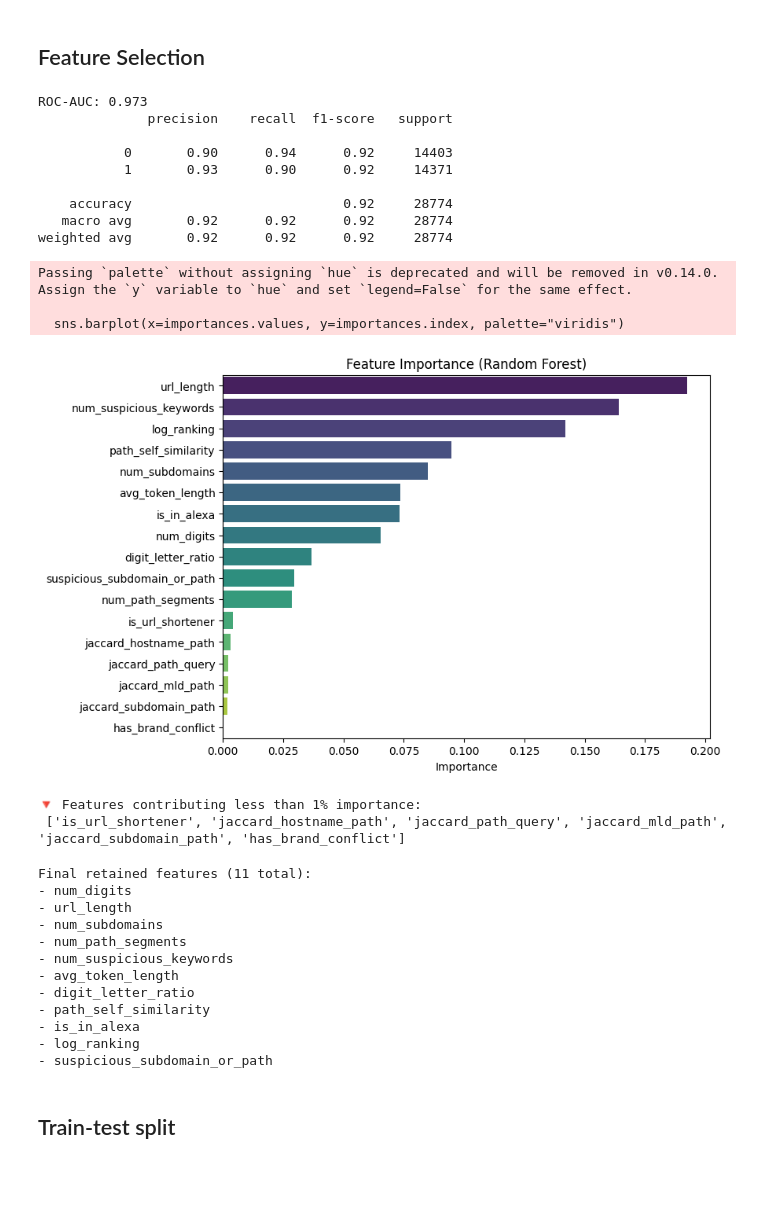
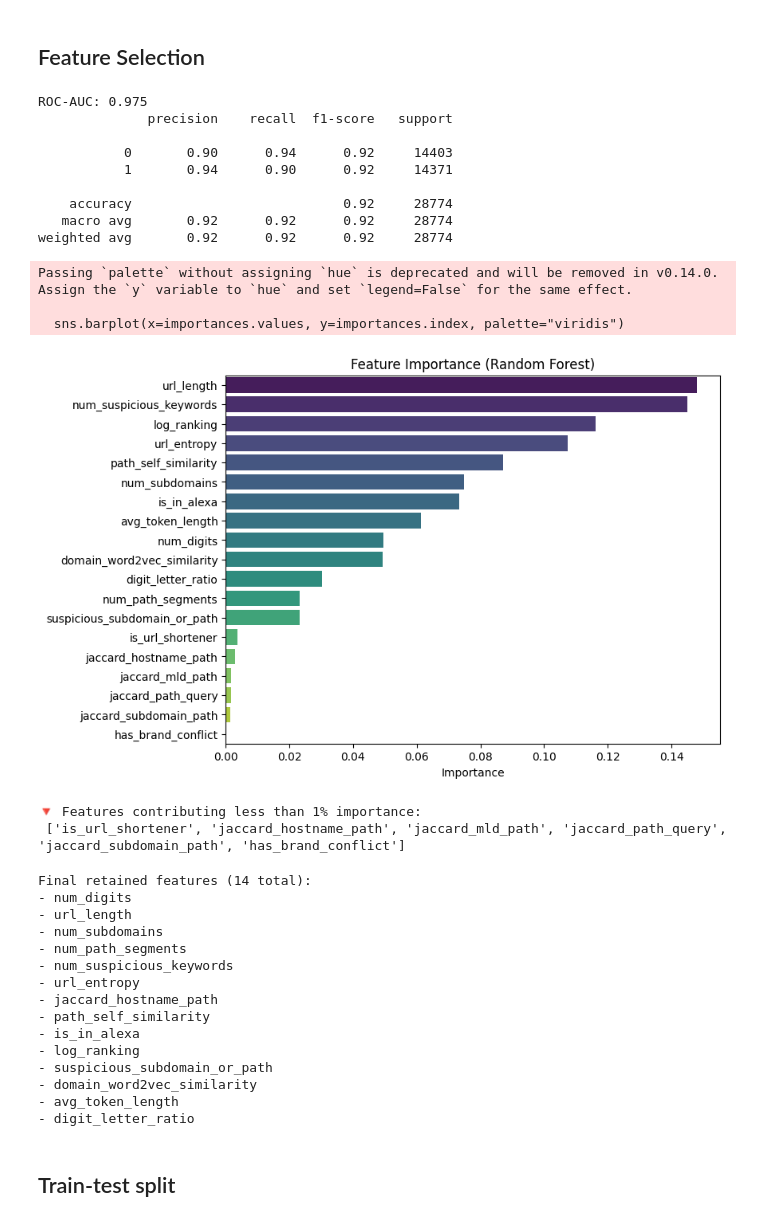
Before and after one commit to polinacsv/phishing_URL_detection, a Jupyter notebook: notebooks/03_model_baseline.ipynb, the cells around one changed output. Drawn from its saved outputs; the diff is of its cells as text; code cells hidden in the pictures; blank space fills up the shorter version.

```diff
--- a/notebooks/03_model_baseline.ipynb
+++ b/notebooks/03_model_baseline.ipynb
@@ -1181,14 +1263,27 @@ URL_FEATURES
 # %%
 # Define your final feature list
 URL_FEATURES = [
-    "num_digits", "url_length", "num_subdomains", "num_path_segments",
-    "num_suspicious_keywords", "has_brand_conflict",
-    "avg_token_length", "digit_letter_ratio",
-    "jaccard_hostname_path", "jaccard_path_query", "path_self_similarity",
-    "jaccard_mld_path", "jaccard_subdomain_path",
-    "is_in_alexa", "log_ranking", "suspicious_subdomain_or_path",
-    "is_url_shortener"
-]
+                'num_digits',
+                'url_length',
+                'num_subdomains',
+                'num_path_segments',
+                'num_suspicious_keywords',
+                'has_brand_conflict',
+                'url_entropy',
+                'jaccard_hostname_path',
+                'jaccard_path_query',
+                'path_self_similarity',
+                'jaccard_mld_path',
+                'jaccard_subdomain_path',
+                'is_in_alexa',
+                'log_ranking',
+                'suspicious_subdomain_or_path',
+                'is_url_shortener',
+                'domain_word2vec_similarity',
+                'avg_token_length',
+                'digit_letter_ratio']
+
+
 
 # Prepare data
 X = df_storm_feat[URL_FEATURES].fillna(0)
@@ -1216,71 +1311,75 @@ rf.fit(X_train_s, y_train)
 y_prob = rf.predict_proba(X_test_s)[:, 1]
 y_pred = rf.predict(X_test_s)
 
 auc = roc_auc_score(y_test, y_prob)
 print(f"ROC-AUC: {auc:.3f}")
 print(classification_report(y_test, y_pred))
 
 # Feature importance
 importances = pd.Series(rf.feature_importances_, index=URL_FEATURES).sort_values(ascending=False)
 
 plt.figure(figsize=(8,6))
 sns.barplot(x=importances.values, y=importances.index, palette="viridis")
 plt.title("Feature Importance (Random Forest)")
 plt.xlabel("Importance")
 plt.ylabel("")
 plt.show()
 
 weak_feats = importances[importances < 0.01].index.tolist()
 print("🔻 Features contributing less than 1% importance:\n", weak_feats)
 # %% [output]
-ROC-AUC: 0.973
+ROC-AUC: 0.975
               precision    recall  f1-score   support
 
            0       0.90      0.94      0.92     14403
-           1       0.93      0.90      0.92     14371
+           1       0.94      0.90      0.92     14371
 
     accuracy                           0.92     28774
    macro avg       0.92      0.92      0.92     28774
 weighted avg       0.92      0.92      0.92     28774
 Passing `palette` without assigning `hue` is deprecated and will be removed in v0.14.0. Assign the `y` variable to `hue` and set `legend=False` for the same effect.
 
   sns.barplot(x=importances.values, y=importances.index, palette="viridis")
-[figure, old version]
+[figure, new version]
 🔻 Features contributing less than 1% importance:
- ['is_url_shortener', 'jaccard_hostname_path', 'jaccard_path_query', 'jaccard_mld_path', 'jaccard_subdomain_path', 'has_brand_conflict']
+ ['is_url_shortener', 'jaccard_hostname_path', 'jaccard_mld_path', 'jaccard_path_query', 'jaccard_subdomain_path', 'has_brand_conflict']
 # %%
 ## Drop low-importance features (<1%) and redefine final set
 
 URL_FEATURES_FINAL = [
-    "num_digits",
-    "url_length",
-    "num_subdomains",
-    "num_path_segments",
-    "num_suspicious_keywords",
-    "avg_token_length",
-    "digit_letter_ratio",
-    "path_self_similarity",
-    "is_in_alexa",
-    "log_ranking",
-    "suspicious_subdomain_or_path"
-]
-
+                'num_digits',
+                'url_length',
+                'num_subdomains',
+                'num_path_segments',
+                'num_suspicious_keywords',
+                'url_entropy',
+                'jaccard_hostname_path',
+                'path_self_similarity',
+                'is_in_alexa',
+                'log_ranking',
+                'suspicious_subdomain_or_path',
+                'domain_word2vec_similarity',
+                'avg_token_length',
+                'digit_letter_ratio']
 print(f"Final retained features ({len(URL_FEATURES_FINAL)} total):")
 for f in URL_FEATURES_FINAL:
     print("-", f)
 # %% [output]
-Final retained features (11 total):
+Final retained features (14 total):
 - num_digits
 - url_length
 - num_subdomains
 - num_path_segments
 - num_suspicious_keywords
-- avg_token_length
-- digit_letter_ratio
+- url_entropy
+- jaccard_hostname_path
 - path_self_similarity
 - is_in_alexa
 - log_ranking
 - suspicious_subdomain_or_path
+- domain_word2vec_similarity
+- avg_token_length
+- digit_letter_ratio
 # %% [markdown]
 ## Train-test split
 # %%
```
Also changed, not shown: parts of 51 cells of this notebook.
